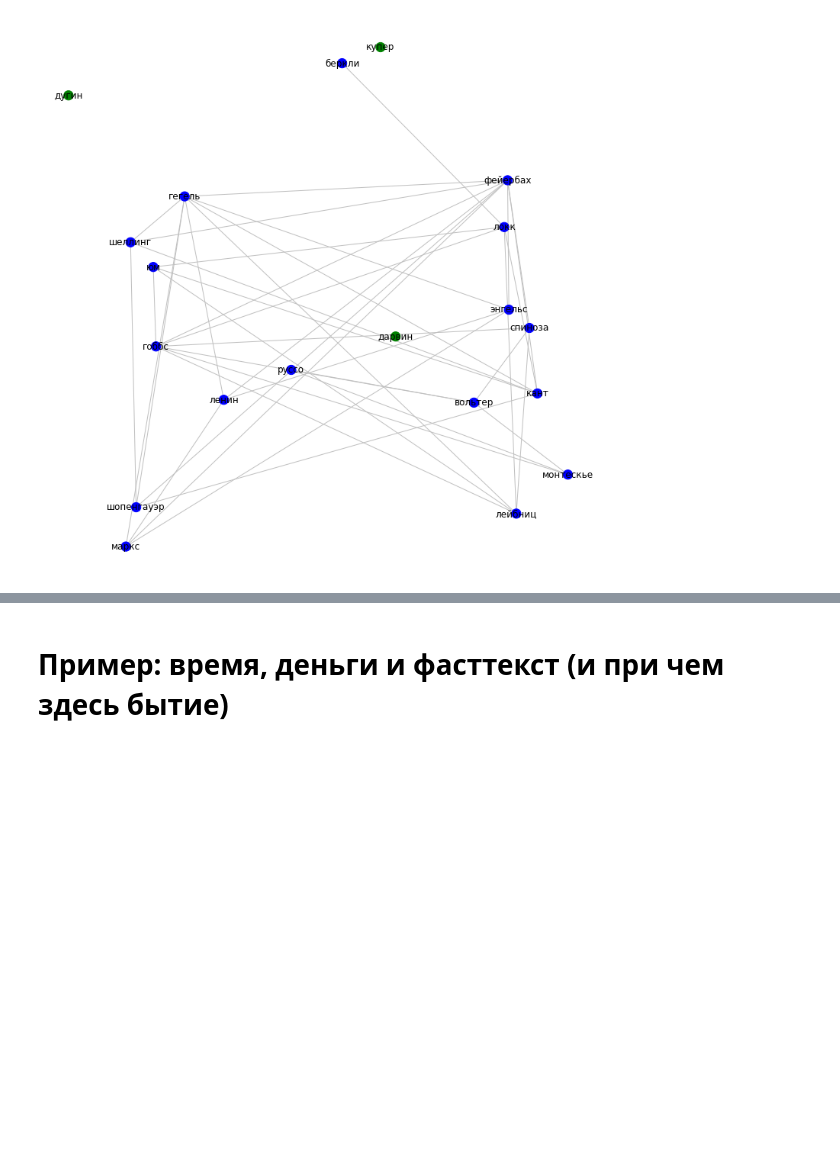
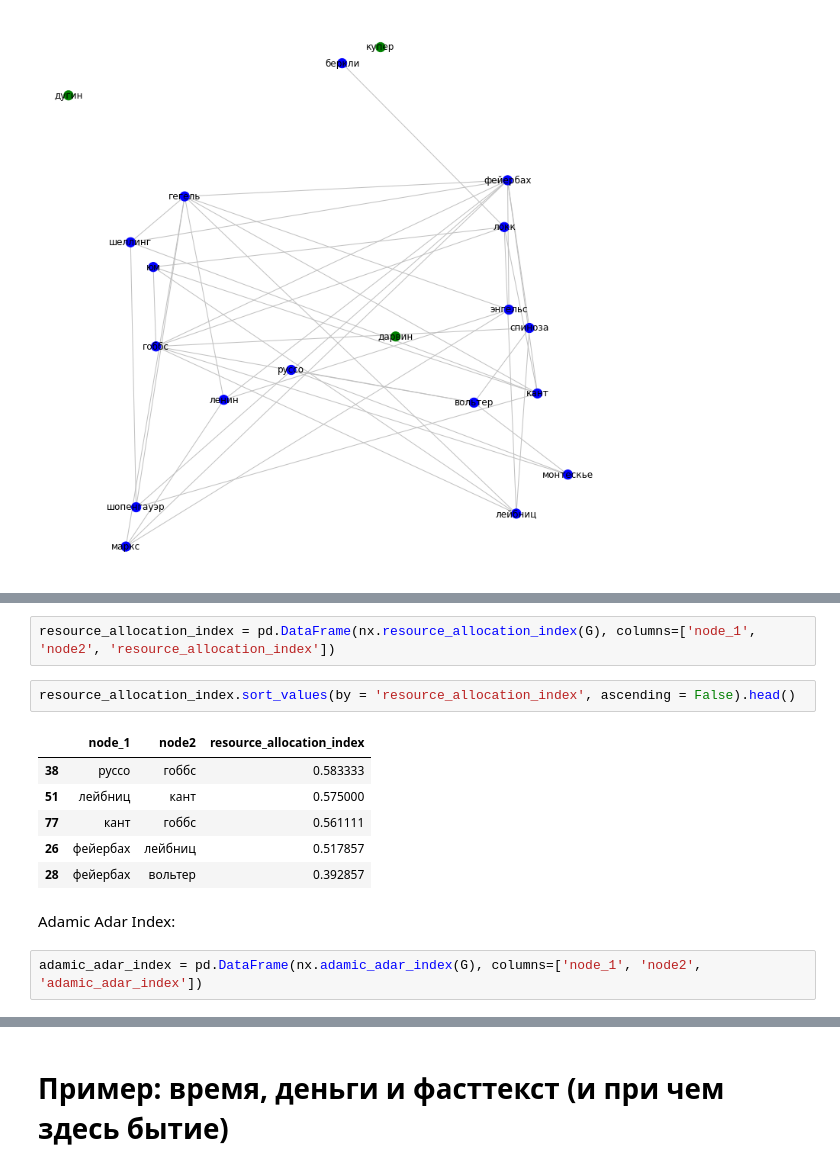
Before and after one commit to visualcomments/ru_philosophy, a Jupyter notebook: philosophy_praktikum.ipynb, the cells around one changed output, grey strips where cells are left out. Saved outputs shown, nothing was run; the diff lists cells and outputs as text; blank space fills up the shorter version.

```diff
--- a/philosophy_praktikum.ipynb
+++ b/philosophy_praktikum.ipynb
@@ -495,0 +555,15 @@ nx.draw(
+# %%
+resource_allocation_index = pd.DataFrame(nx.resource_allocation_index(G), columns=['node_1', 'node2', 'resource_allocation_index'])
+# %%
+resource_allocation_index.sort_values(by = 'resource_allocation_index', ascending = False).head()
+# %% [output]
+|  | node_1 | node2 | resource_allocation_index |
+| 38 | руссо | гоббс | 0.583333 |
+| 51 | лейбниц | кант | 0.575000 |
+| 77 | кант | гоббс | 0.561111 |
+| 26 | фейербах | лейбниц | 0.517857 |
+| 28 | фейербах | вольтер | 0.392857 |
+# %% [markdown]
+Adamic Adar Index:
+# %%
+adamic_adar_index = pd.DataFrame(nx.adamic_adar_index(G), columns=['node_1', 'node2', 'adamic_adar_index'])
```
Also changed, not shown: parts of 28 cells of this notebook.
